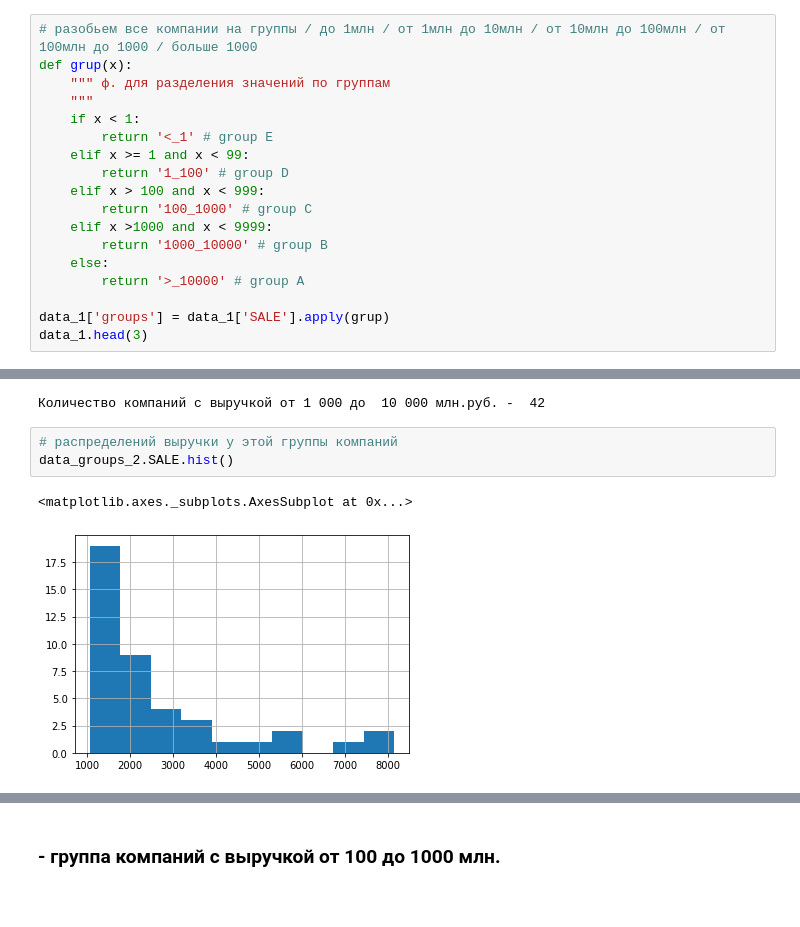
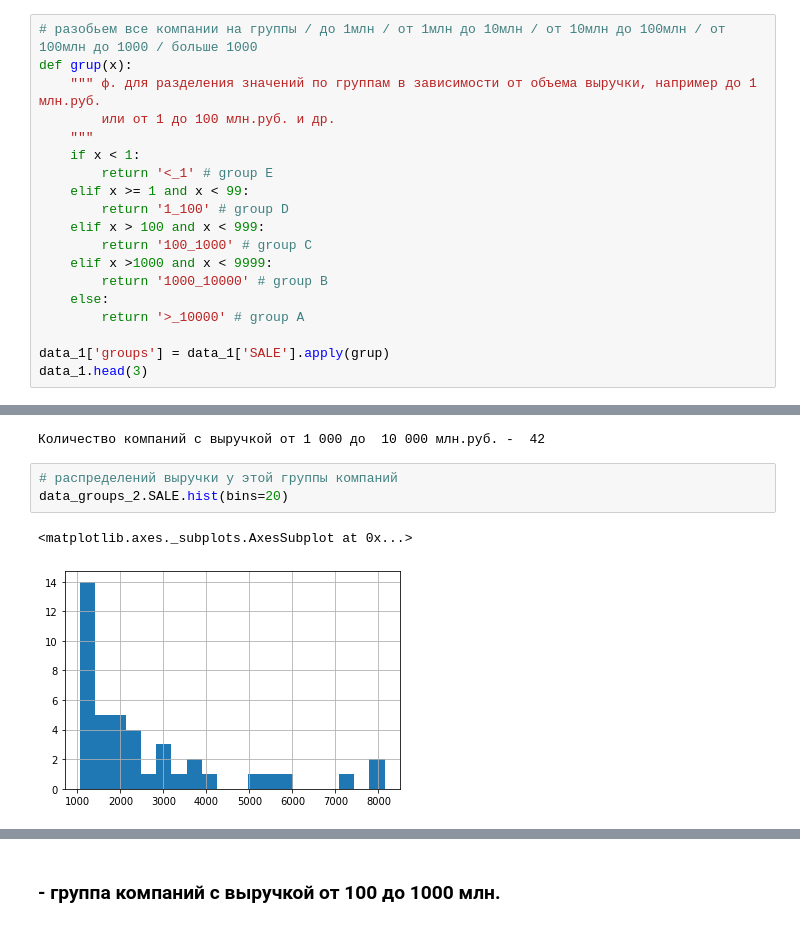
Before and after one commit to Alex478/Project_find_values, a Jupyter notebook: project_find_values.ipynb, the cells around one changed output, grey strips where cells are left out. Cells and saved outputs as stored; diff of their text form.

```diff
--- a/project_find_values.ipynb
+++ b/project_find_values.ipynb
@@ -527,7 +451,8 @@ data_1.head(3)
 # %%
 # разобьем все компании на группы / до 1млн / от 1млн до 10млн / от 10млн до 100млн / от 100млн до 1000 / больше 1000
 def grup(x):
-    """ ф. для разделения значений по группам
+    """ ф. для разделения значений по группам в зависимости от объема выручки, например до 1 млн.руб.
+        или от 1 до 100 млн.руб. и др.
     """
     if x < 1:
         return '<_1' # group E
@@ -593,7 +559,7 @@ print('Количество компаний с выручкой от 1 000 до
 Количество компаний с выручкой от 1 000 до  10 000 млн.руб. -  42
 # %%
 # распределений выручки у этой группы компаний
-data_groups_2.SALE.hist()
+data_groups_2.SALE.hist(bins=20)
 # %% [output]
 <matplotlib.axes._subplots.AxesSubplot at 0x...>
-[figure, old version]
+[figure, new version]
```
Also changed, not shown: parts of 27 cells of this notebook.
